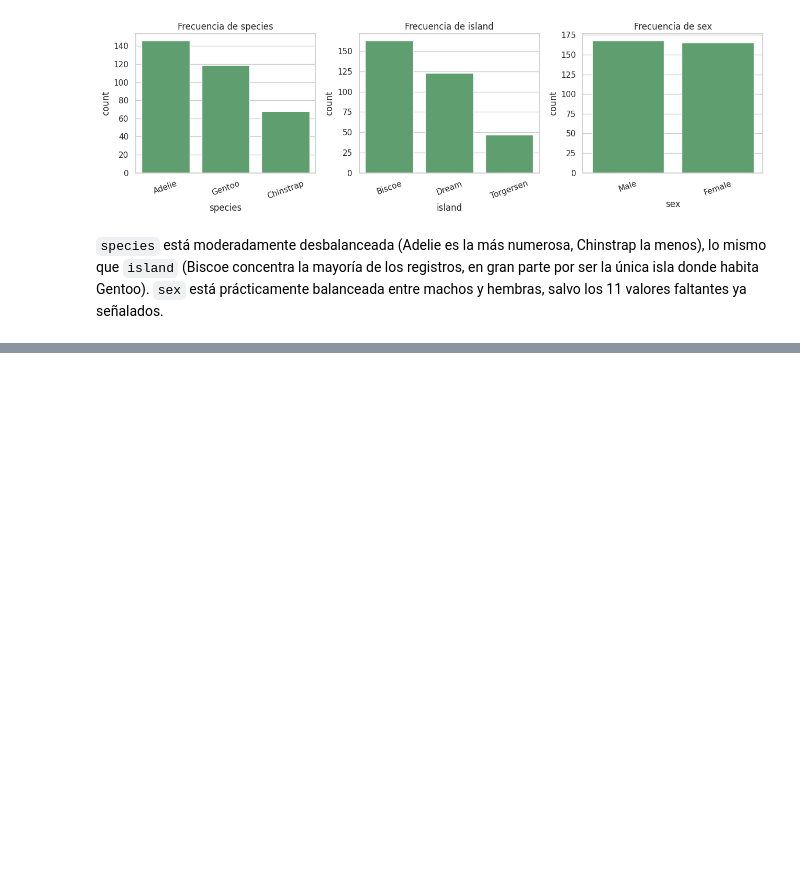
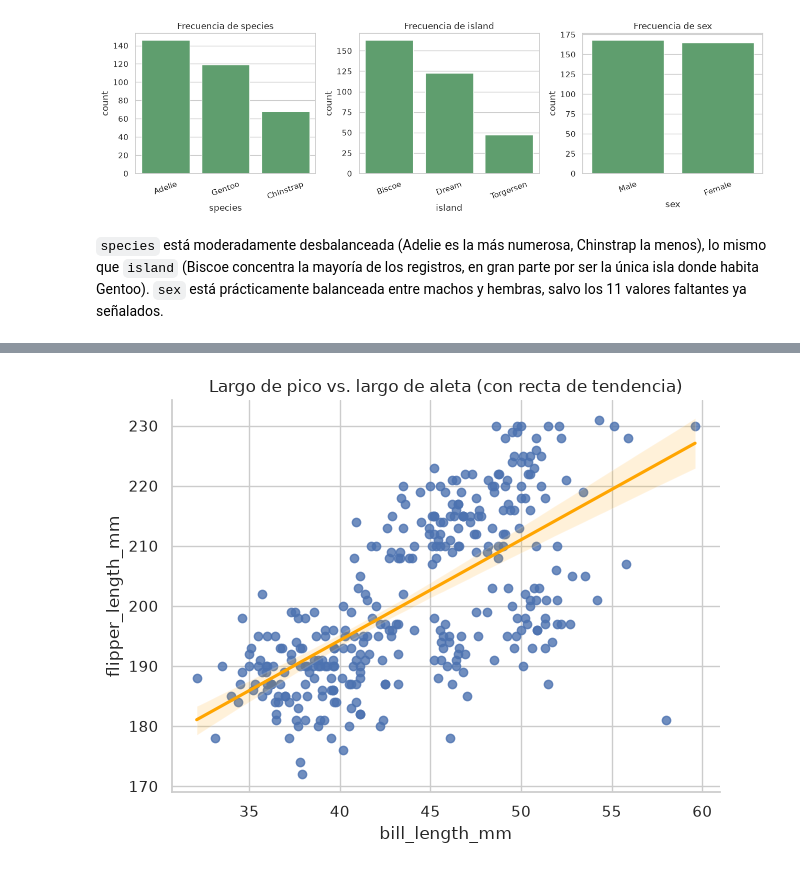
Before and after one commit to maxippacheco/tp1_lab_II_2026, a Jupyter notebook: TP1_Laboratorio_de_datos_2.ipynb, the cells around one changed output, grey strips where cells are left out. Saved outputs shown, nothing was run; the diff lists cells and outputs as text; code cells hidden in the pictures; blank space fills up the shorter version.

```diff
--- a/TP1_Laboratorio_de_datos_2.ipynb
+++ b/TP1_Laboratorio_de_datos_2.ipynb
@@ -222,0 +272,9 @@ plt.show()
+# %%
+sns.lmplot(data=pinguinos,
+           x="bill_length_mm", y="flipper_length_mm",
+           height=5, aspect=1.3, line_kws={"color": "orange"})
+plt.title("Largo de pico vs. largo de aleta (con recta de tendencia)")
+plt.tight_layout()
+plt.show()
+# %% [output]
+[figure, added]
```
Also changed, not shown: parts of 18 cells of this notebook, 2 other files.
